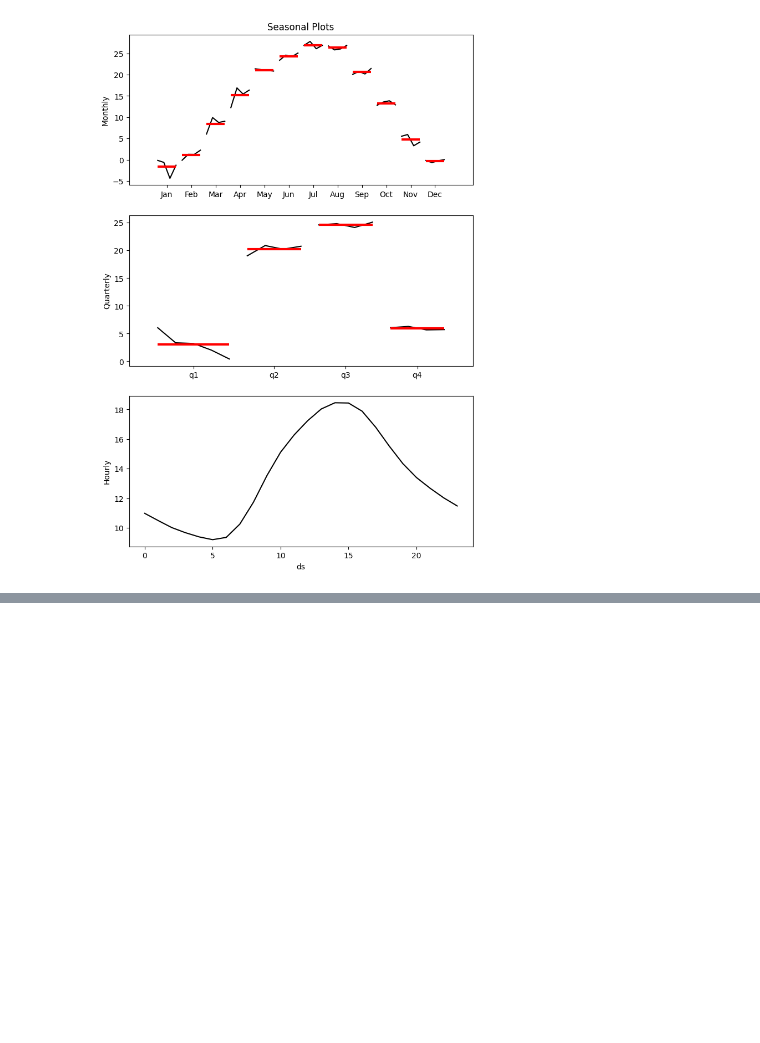
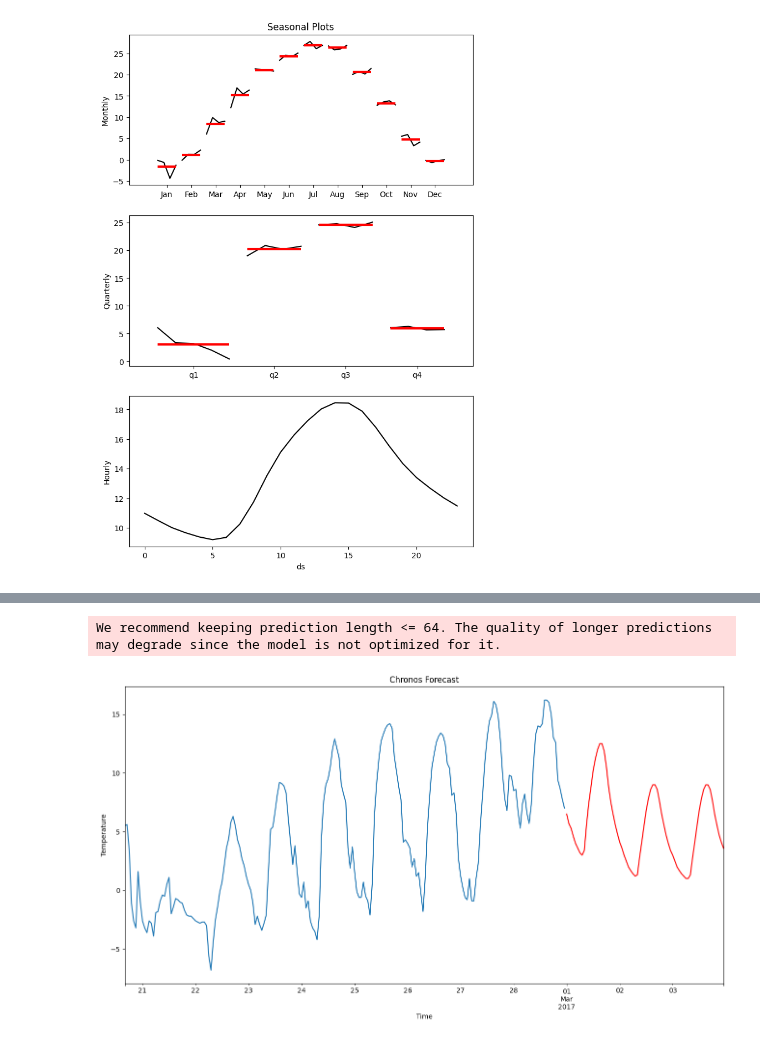
Before and after one commit to salgadosp/time_series, a Jupyter notebook: chronos/chronos.ipynb, the cells around one changed output, grey strips where cells are left out. Drawn from its saved outputs; the diff is of its cells as text; code cells hidden in the pictures; blank space fills up the shorter version.

Commit message:
Update Amazon Chronos

```diff
--- a/chronos/chronos.ipynb
+++ b/chronos/chronos.ipynb
@@ -81,0 +157,7 @@ pipeline = ChronosPipeline.from_pretrained(
+# %%
+results = time_series_cv(pipeline,
+                         df,
+                         forecast_horizon,
+                         stride,
+                         start_date,
+                         end_date)
@@ -81,0 +292,3 @@ pipeline = ChronosPipeline.from_pretrained(
+# %%
+rmse_df = pd.DataFrame(rmse_results)
+rmse_df
@@ -81,0 +307,39 @@ pipeline = ChronosPipeline.from_pretrained(
+# %%
+best_params = rmse_df.query('rmse == ' + str(rmse_df['rmse'].min()))
+best_params_dict = best_params.iloc[:,:-1].squeeze().to_dict()
+# %%
+
+best_forecast = pipeline.predict(
+    context = torch.tensor(df.values),
+    temperature = best_params_dict['temperature'],
+    top_k = int(best_params_dict['top_k']),
+    top_p = int(best_params_dict['top_p']),
+    prediction_length = forecast_horizon,
+    num_samples = int(best_params_dict['num_samples']),
+    limit_prediction_length = False)
+
+best_forecast_mean = torch.mean(torch.stack([f[0] for f in best_forecast]), dim = 0)
+
+forecast_index = pd.date_range(start = df.index[-1] + pd.Timedelta(hours = 1),
+                               periods = forecast_horizon,
+                               freq = 'h')
+
+forecast_series = pd.Series(
+    best_forecast_mean.numpy(),
+    index = forecast_index)
+
+forecast_series = forecast_series.rename('Amazon Chronos')
+# %% [output]
+We recommend keeping prediction length <= 64. The quality of longer predictions may degrade since the model is not optimized for it.
+# %%
+fig = plt.figure(figsize = (16, 8))
+df[-200:].plot()
+forecast_series.plot(color='red')
+
+plt.title('Chronos Forecast')
+plt.ylabel('Temperature')
+plt.xlabel('Time')
+
+plt.show()
+# %% [output]
+[figure, added]
```
Also changed, not shown: parts of 15 cells of this notebook.
